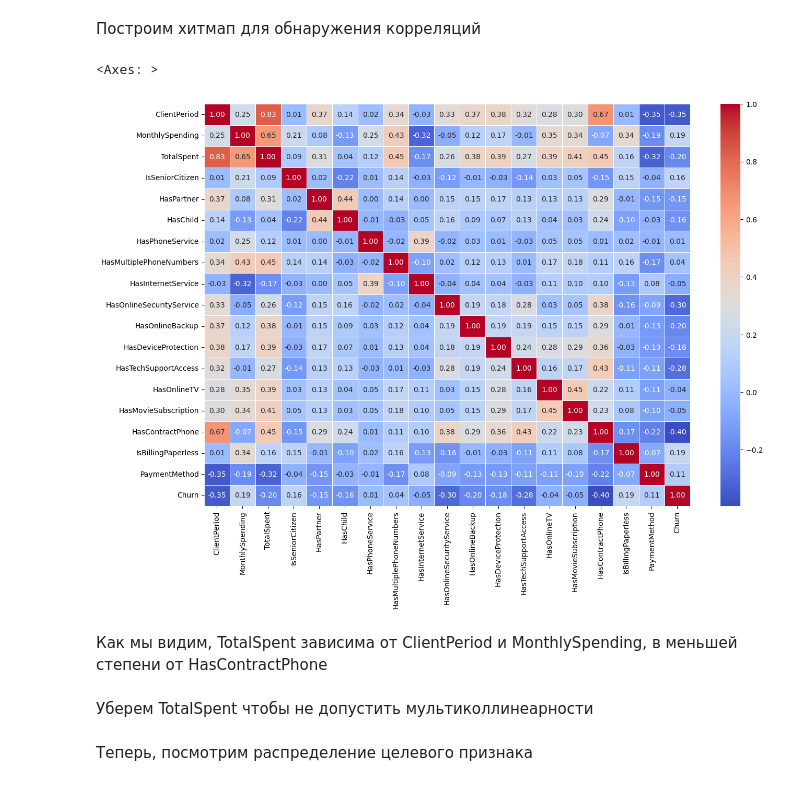
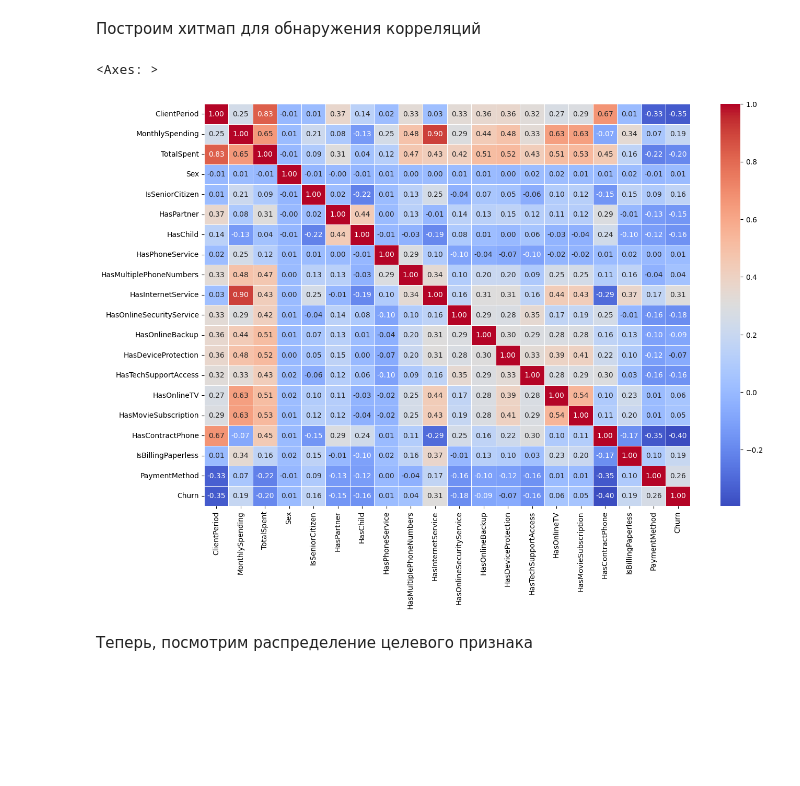
Before and after one commit to Chillibumbik/ML_study, a Jupyter notebook: first_practical_task/pv_2.ipynb, the cells around one changed output. Cells and saved outputs as stored; diff of their text form; code cells hidden in the pictures; blank space fills up the shorter version.

```diff
--- a/first_practical_task/pv_2.ipynb
+++ b/first_practical_task/pv_2.ipynb
@@ -154,7 +154,7 @@ None
 # %% [markdown]
 Заменим для IsSeniorCitizen 0 на No, 1 на Yes
 # %%
-train.IsSeniorCitizen = train.IsSeniorCitizen.map(lambda x: "Yes" if x == 1 else "No")
-commit.IsSeniorCitizen = commit.IsSeniorCitizen.map(lambda x: "Yes" if x == 1 else "No")
-print(set(train.IsSeniorCitizen.to_list()))
-print(set(commit.IsSeniorCitizen.to_list()))
+# train.IsSeniorCitizen = train.IsSeniorCitizen.map(lambda x: "Yes" if x == 1 else "No")
+# commit.IsSeniorCitizen = commit.IsSeniorCitizen.map(lambda x: "Yes" if x == 1 else "No")
+# print(set(train.IsSeniorCitizen.to_list()))
+# print(set(commit.IsSeniorCitizen.to_list()))
@@ -280,15 +283,31 @@ for i, column_name in enumerate(cat_cols):
 # %%
-train.drop("Sex", axis=1, inplace=True)
-cat_cols.remove("Sex")
-commit.drop("Sex", axis=1, inplace=True)
+# train.drop("Sex", axis=1, inplace=True)
+# cat_cols.remove("Sex")
+# commit.drop("Sex", axis=1, inplace=True)
 # %% [markdown]
 Для обнаружения корреляций между признаками закодируем категориальные признаки методом labelencoding(чтобы за раз закодировать ordinalencoder)
 # %%
-from sklearn.preprocessing import OrdinalEncoder
+patterns = {
+    "No": 0,
+    "No internet service": 0,
+    "No phone service": 0,
+    "Yes": 1,
+    "Male": 0,
+    "Female": 1,
+    "DSL": 1,
+    "Fiber optic": 2,
+    "Month-to-month": 0,
+    "One year": 1,
+    "Two year": 2,
+    "Credit card (automatic)": 0,
+    "Bank transfer (automatic)": 1,
+    "Mailed check": 2,
+    "Electronic check": 3,
+}
 
-oe = OrdinalEncoder()
-train_label_encoded = train.copy()
-train_label_encoded[cat_cols] = oe.fit_transform(train_label_encoded[cat_cols])
+train = train.replace(patterns)
 
-train_label_encoded
+commit = commit.replace(patterns)
+
+train.head(5)
 # %% [output]
@@ -308,13 +320,9 @@ train_label_encoded
 # %% [markdown]
 Построим хитмап для обнаружения корреляций
 # %%
-corr_matrix = train_label_encoded.corr()
+corr_matrix = train.corr()
 fig, axes = plt.subplots(figsize=(15, 10))
 sns.heatmap(data=corr_matrix, annot=True, cmap="coolwarm", ax=axes, linewidth=.5, fmt=".2f")
 # %% [output]
 <Axes: >
-[figure, old version]
+[figure, new version]
-# %% [markdown]
-Как мы видим, TotalSpent зависима от ClientPeriod и MonthlySpending, в меньшей степени от HasContractPhone
-# %% [markdown]
-Уберем TotalSpent чтобы не допустить мультиколлинеарности
```
Also changed, not shown: parts of 52 cells of this notebook, 15 other files.
